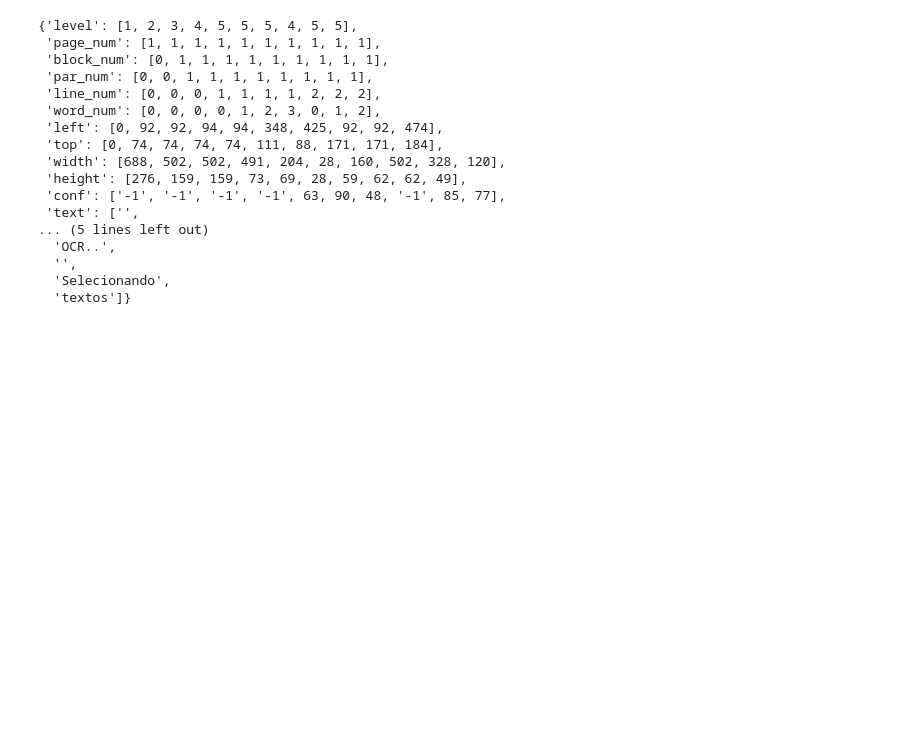
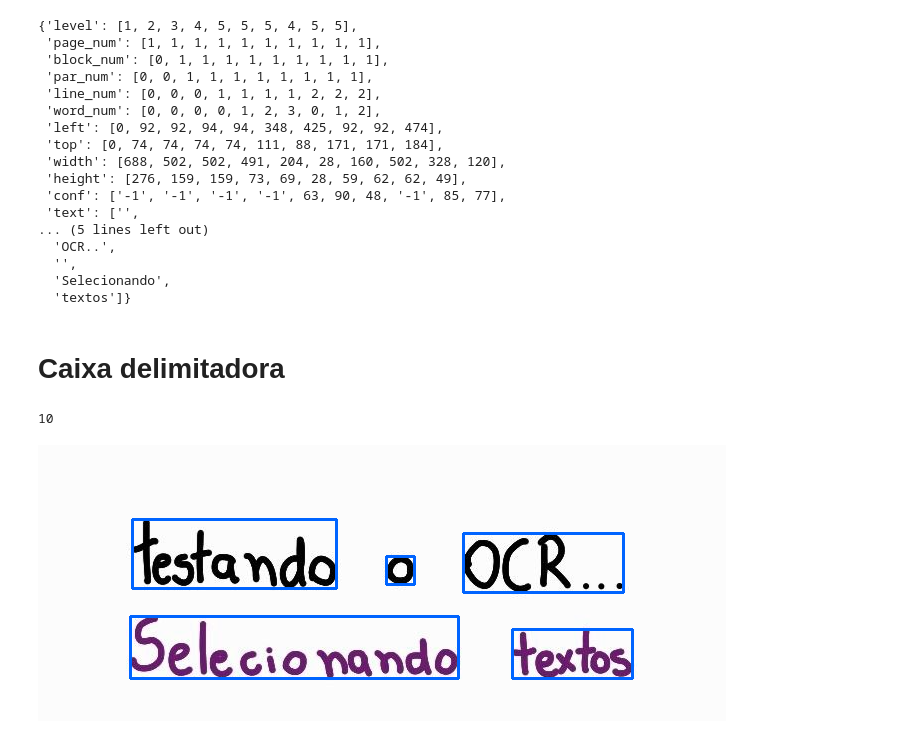
Before and after one commit to joseevitor/reconhecimento_de_texto_OCR_OpenCV, a Jupyter notebook: VisaoComputacional.ipynb, the cells around one changed output. Drawn from its saved outputs; the diff is of its cells as text; code cells hidden in the pictures; blank space fills up the shorter version.

Commit message:
Ajuste de fontes e da caixa delimitadora para a extração das palavras

```diff
--- a/VisaoComputacional.ipynb
+++ b/VisaoComputacional.ipynb
@@ -313,3 +316,29 @@ result
   'textos']}
 # %%
 min_conf = 40 #@param {type: "slider", max: 100, min: 0}
+# %% [markdown]
+# Caixa delimitadora
+# %%
+def text_box(result, img, color = (255, 100, 0)):
+  x = result['left'][i]
+  y = result['top'][i]
+  w = result['width'][i]
+  h = result['height'][i]
+
+  cv2.rectangle(img, (x, y), (x + w, y + h), color, 2)
+
+  return x, y, img
+# %%
+len(result['text'])
+# %% [output]
+10
+# %%
+from numpy.lib.type_check import imag
+img_copy = rgb.copy()
+for i in range(len(result['text'])):
+  confidence = int(result['conf'][i])
+  if confidence > min_conf:
+    x, y, img = text_box(result, img_copy)
+cv2_imshow(img_copy)
+# %% [output]
+[figure, added]
```
Also changed, not shown: parts of 19 cells of this notebook.
